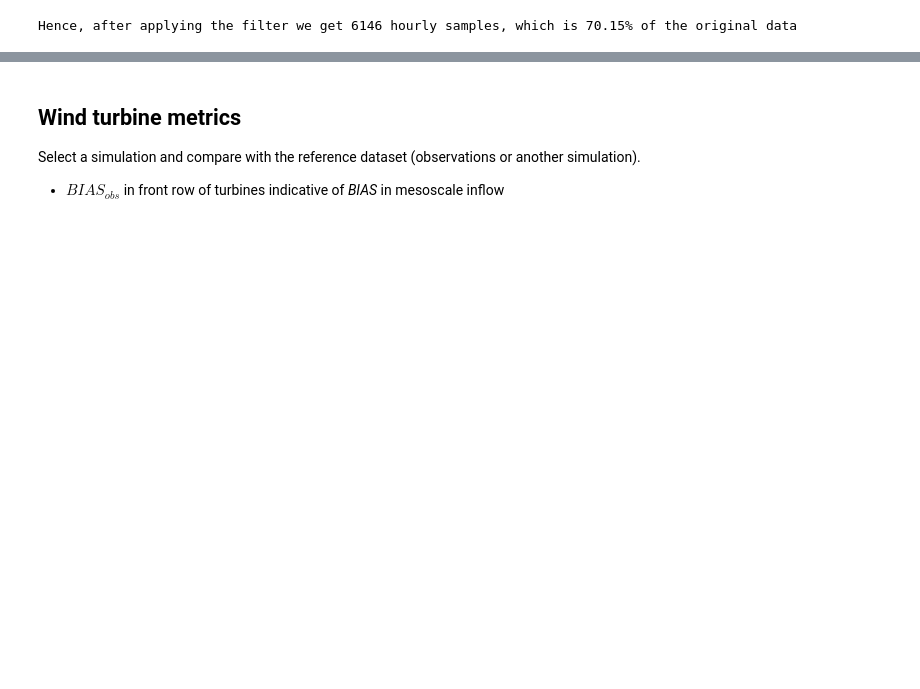
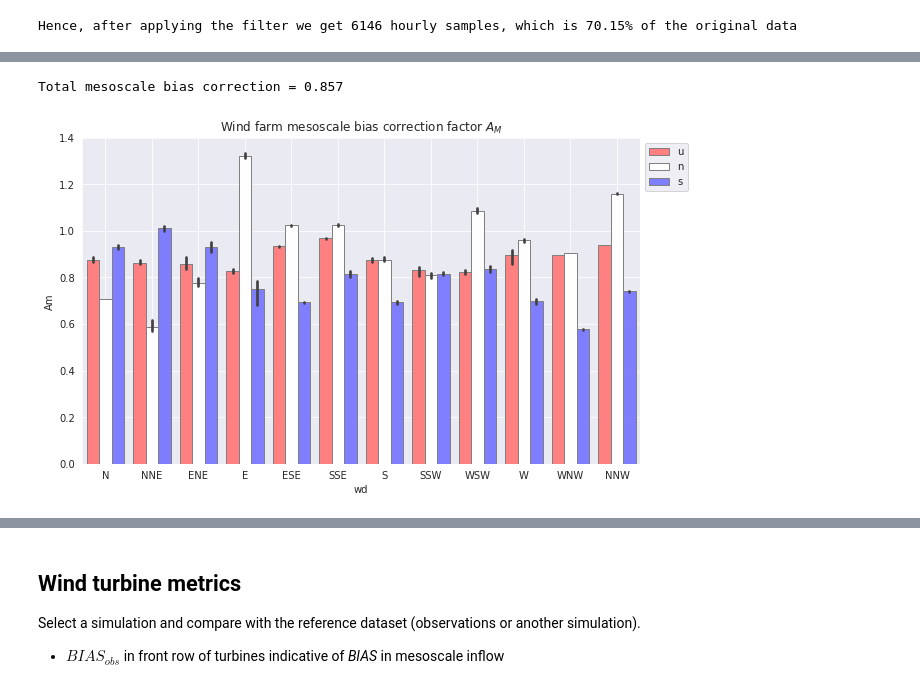
Before and after one commit to CENER-EPR/OWAbench, a Jupyter notebook: Dudgeon/Dudgeon_ArrayEfficiency.ipynb, the cells around one changed output, grey strips where cells are left out. Drawn from its saved outputs; the diff is of its cells as text; code cells hidden in the pictures; blank space fills up the shorter version.

```diff
--- a/Dudgeon/Dudgeon_ArrayEfficiency.ipynb
+++ b/Dudgeon/Dudgeon_ArrayEfficiency.ipynb
@@ -679,0 +254,6 @@ plot_eta_WD_zL(sims, plotresults, sim_eta, bias, bench_eta, N_WDzL_speed, valida
+# %%
+Am, Pfree_obs, _ = read_Am('./observations/Dudgeon_Pfree.csv', N_WDzL, binmap, bins_label,
+                                            P_mesowk,'Dudgeon_Am.nc',plot = True)
+# %% [output]
+Total mesoscale bias correction = 0.857
+[figure, added]
```
Also changed, not shown: parts of 74 cells of this notebook, 3 other files.
